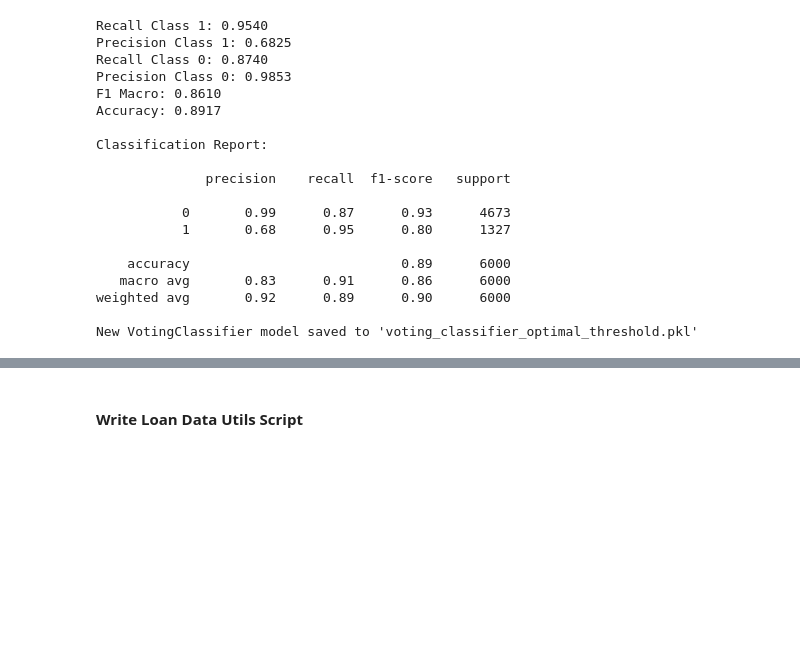
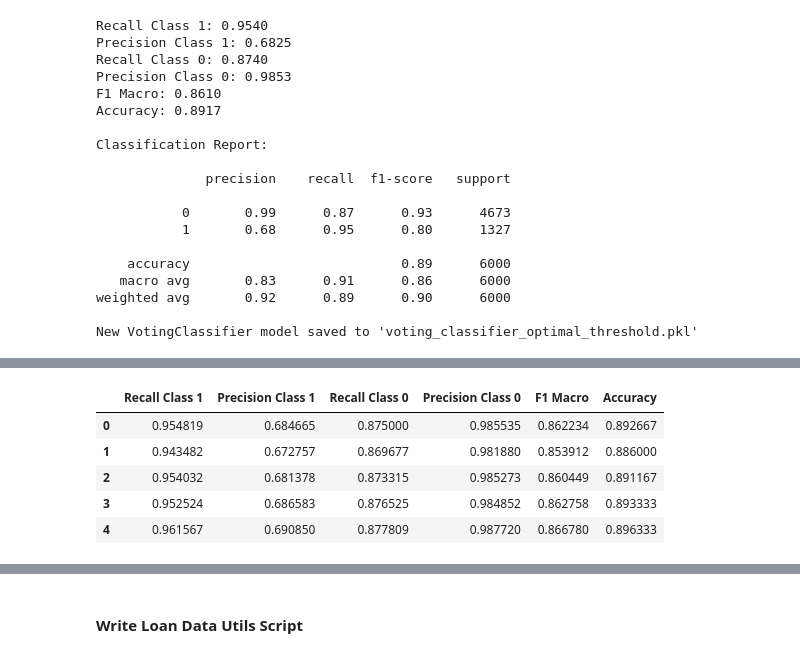
Before and after one commit to micah-shull/Machine_Learning_Pipelines, a Jupyter notebook: pipelines_16_ensemble_02_stacking_04_threshold_tuning.ipynb, the cells around one changed output, grey strips where cells are left out. Cells and saved outputs as stored; diff of their text form; code cells hidden in the pictures; blank space fills up the shorter version.

```diff
--- a/pipelines_16_ensemble_02_stacking_04_threshold_tuning.ipynb
+++ b/pipelines_16_ensemble_02_stacking_04_threshold_tuning.ipynb
@@ -413,0 +573,9 @@ New VotingClassifier model saved to 'voting_classifier_optimal_threshold.pkl'
+# %%
+cv_results
+# %% [output]
+|  | Recall Class 1 | Precision Class 1 | Recall Class 0 | Precision Class 0 | F1 Macro | Accuracy |
+| 0 | 0.954819 | 0.684665 | 0.875000 | 0.985535 | 0.862234 | 0.892667 |
+| 1 | 0.943482 | 0.672757 | 0.869677 | 0.981880 | 0.853912 | 0.886000 |
+| 2 | 0.954032 | 0.681378 | 0.873315 | 0.985273 | 0.860449 | 0.891167 |
+| 3 | 0.952524 | 0.686583 | 0.876525 | 0.984852 | 0.862758 | 0.893333 |
+| 4 | 0.961567 | 0.690850 | 0.877809 | 0.987720 | 0.866780 | 0.896333 |
```
Also changed, not shown: parts of 9 cells of this notebook.
